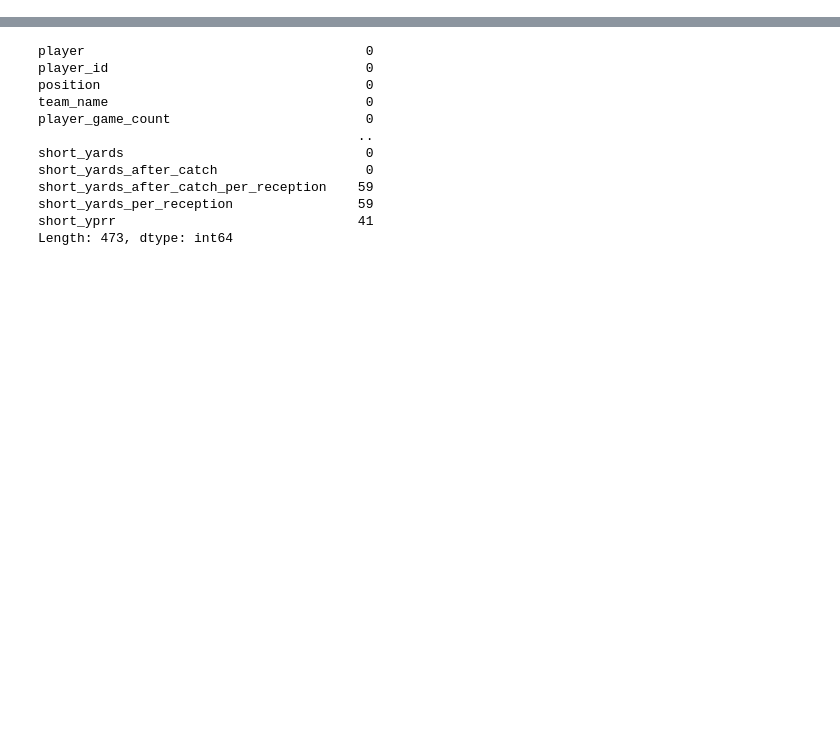
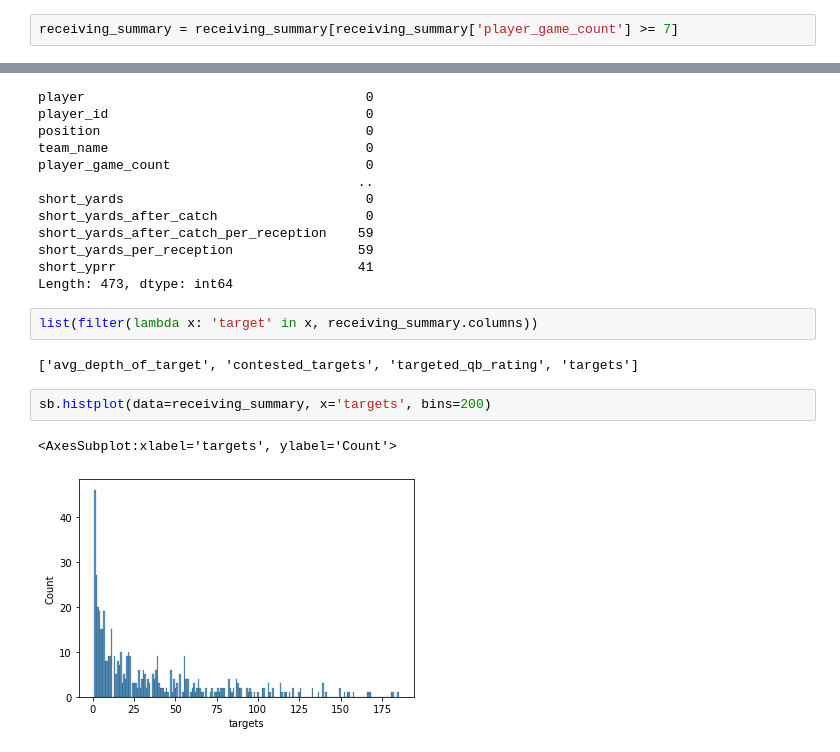
Before and after one commit to kchander92/NYCDSA-Data-Analysis-Project, a Jupyter notebook: Data Analysis Project Krishnan Chander.ipynb, the cells around one changed output, grey strips where cells are left out. Saved outputs shown, nothing was run; the diff lists cells and outputs as text; blank space fills up the shorter version.

```diff
--- a/Data Analysis Project Krishnan Chander.ipynb
+++ b/Data Analysis Project Krishnan Chander.ipynb
@@ -24,0 +71,2 @@ receiving_summary.describe()
+# %%
+receiving_summary = receiving_summary[receiving_summary['player_game_count'] >= 7]
@@ -90,3 +161,12 @@ short_yards_after_catch_per_reception    59
 short_yards_per_reception                59
 short_yprr                               41
 Length: 473, dtype: int64
+# %%
+list(filter(lambda x: 'target' in x, receiving_summary.columns))
+# %% [output]
+['avg_depth_of_target', 'contested_targets', 'targeted_qb_rating', 'targets']
+# %%
+sb.histplot(data=receiving_summary, x='targets', bins=200)
+# %% [output]
+<AxesSubplot:xlabel='targets', ylabel='Count'>
+[figure, added]
```
Also changed, not shown: parts of 10 cells of this notebook.
